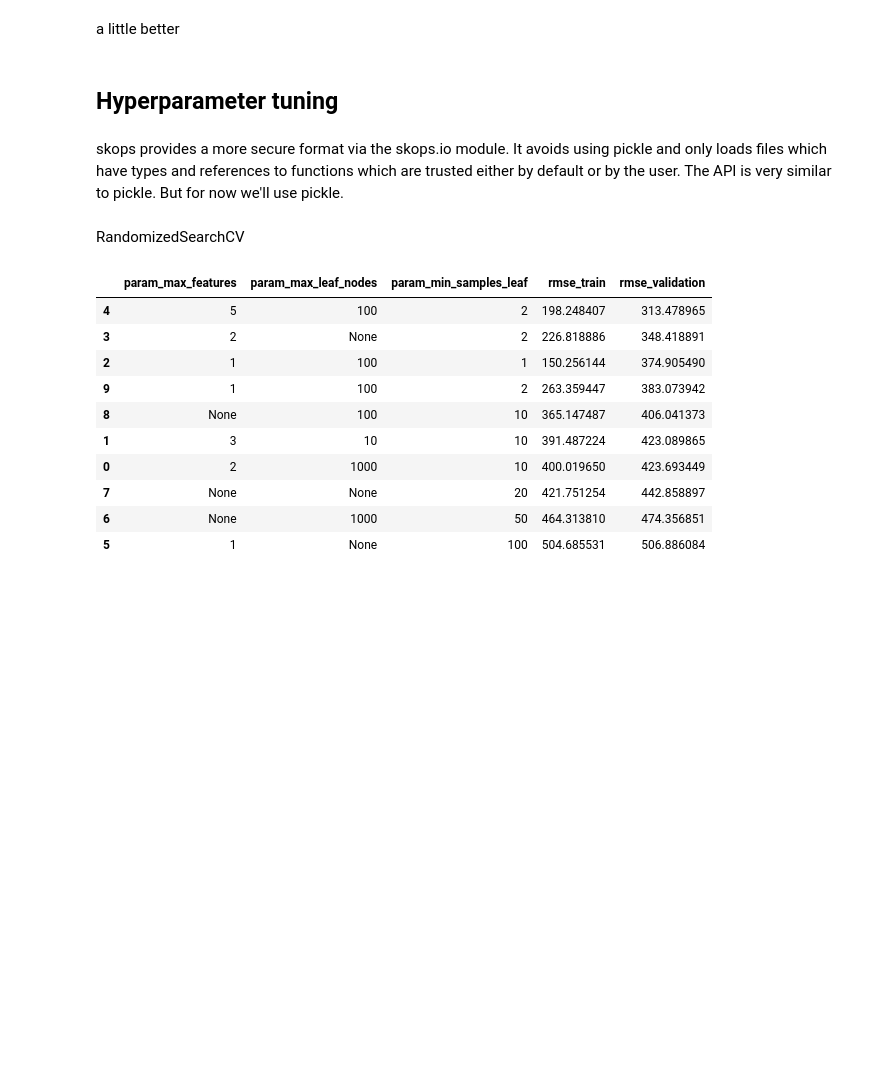
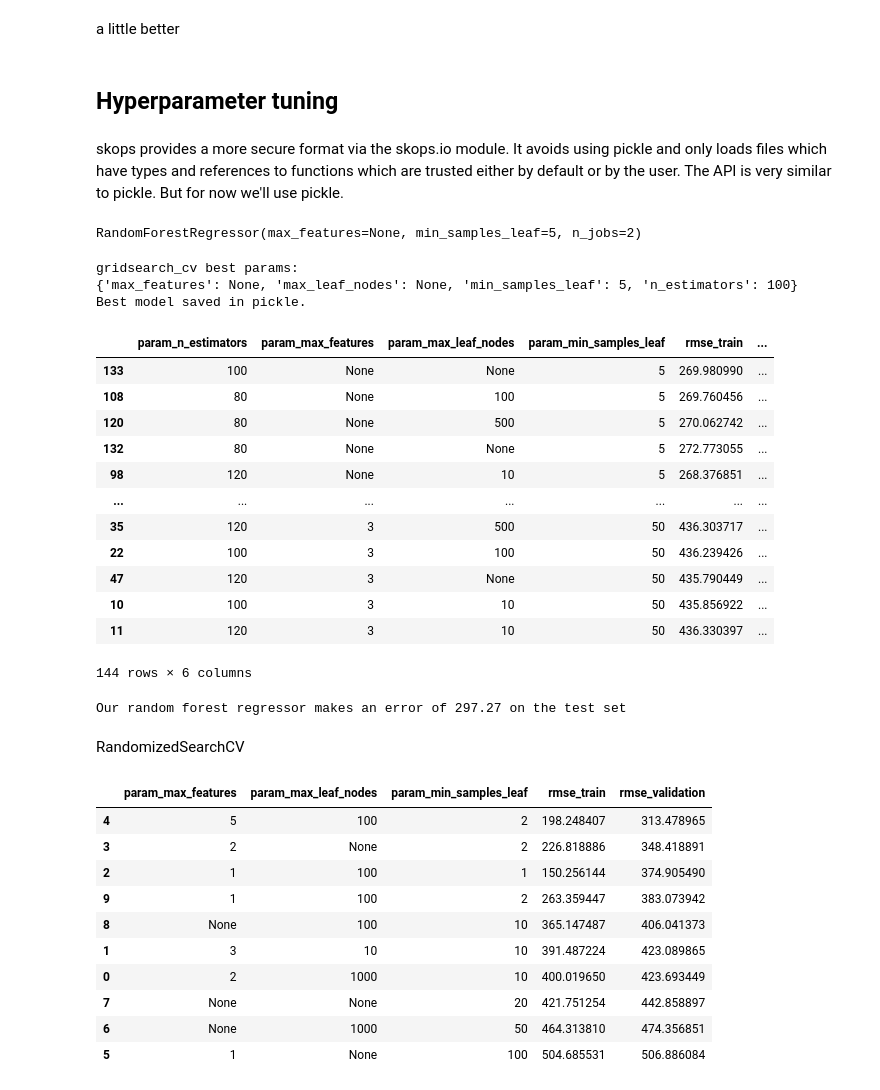
Before and after one commit to obrunet/Building_GHG_emissions, a Jupyter notebook: 02.modelling_v4.ipynb, the cells around one changed output. Cells and saved outputs as stored; diff of their text form; code cells hidden in the pictures; blank space fills up the shorter version.

Commit message:
saved pickle

```diff
--- a/02.modelling_v4.ipynb
+++ b/02.modelling_v4.ipynb
@@ -455,5 +454,9 @@ show_results()
 a little better
 # %% [markdown]
 ## Hyperparameter tuning
-# %% [markdown]
-skops provides a more secure format via the skops.io module. It avoids using pickle and only loads files which have types and references to functions which are trusted either by default or by the user. The API is very similar to pickle. But for now we'll use pickle.
+# %% [markdown]
+skops provides a more secure format via the skops.io module. It avoids using pickle and only loads files which have types and references to functions which are trusted either by default or by the user. The API is very similar to pickle. But for now we'll use pickle.
+# %%
+gridsearch_cv.best_estimator_
+# %% [output]
+RandomForestRegressor(max_features=None, min_samples_leaf=5, n_jobs=2)
@@ -472,35 +477,53 @@ gridsearch_cv = GridSearchCV(
     RandomForestRegressor(n_jobs=2), param_grid=param_grid,
     scoring="neg_mean_squared_error", n_jobs=3,
     return_train_score=True, refit=True
 )
 
 def hyperparam_tuning(param_grid, gridsearch_cv):
 
     gridsearch_cv.fit(X_train_prep, y_train)
 
-    print(f"gridsearch_cv best params: {gridsearch_cv.best_params_}")
+    print(f"gridsearch_cv best params: \n{gridsearch_cv.best_params_}")
     try:
-        s = pickle.dumps(gridsearch_cv.best_estimator_, open("best_gridsearch_cv_model", "wb"))
+        pickle.dump(gridsearch_cv.best_estimator_, open("best_gridsearch_cv_model.pickle", "wb"))
         print("Best model saved in pickle.")
     except Exception as e:
         print(f"Error occurs while saving the model: {e}")
 
     cv_results = pd.DataFrame(gridsearch_cv.cv_results_)
     cv_results["mean_test_error"] = -cv_results["mean_test_score"]
     cv_results["mean_train_error"] = -cv_results["mean_train_score"]
 
     cv_results['rmse_train'] = np.sqrt(cv_results["mean_train_error"])
     cv_results['rmse_validation'] = np.sqrt(cv_results["mean_test_error"])
 
     columns = [f"param_{name}" for name in param_grid.keys()]
     columns += ['rmse_train', 'rmse_validation']
     display(cv_results[columns].sort_values(by="rmse_validation"))
 
     error = -gridsearch_cv.score(X_test_prep, y_test)
     print(f"Our random forest regressor makes an error of {error**0.5:.2f} on the test set")
 
 
 hyperparam_tuning(param_grid, gridsearch_cv)
+# %% [output]
+gridsearch_cv best params:
+{'max_features': None, 'max_leaf_nodes': None, 'min_samples_leaf': 5, 'n_estimators': 100}
+Best model saved in pickle.
+|  | param_n_estimators | param_max_features | param_max_leaf_nodes | param_min_samples_leaf | rmse_train | ... |
+| 133 | 100 | None | None | 5 | 269.980990 | ... |
+| 108 | 80 | None | 100 | 5 | 269.760456 | ... |
+| 120 | 80 | None | 500 | 5 | 270.062742 | ... |
+| 132 | 80 | None | None | 5 | 272.773055 | ... |
+| 98 | 120 | None | 10 | 5 | 268.376851 | ... |
+| ... | ... | ... | ... | ... | ... | ... |
+| 35 | 120 | 3 | 500 | 50 | 436.303717 | ... |
+| 22 | 100 | 3 | 100 | 50 | 436.239426 | ... |
+| 47 | 120 | 3 | None | 50 | 435.790449 | ... |
+| 10 | 100 | 3 | 10 | 50 | 435.856922 | ... |
+| 11 | 120 | 3 | 10 | 50 | 436.330397 | ... |
+144 rows × 6 columns
+Our random forest regressor makes an error of 297.27 on the test set
 # %% [markdown]
 RandomizedSearchCV
 # %%
```
Also changed, not shown: parts of 11 cells of this notebook, 1 other file.
